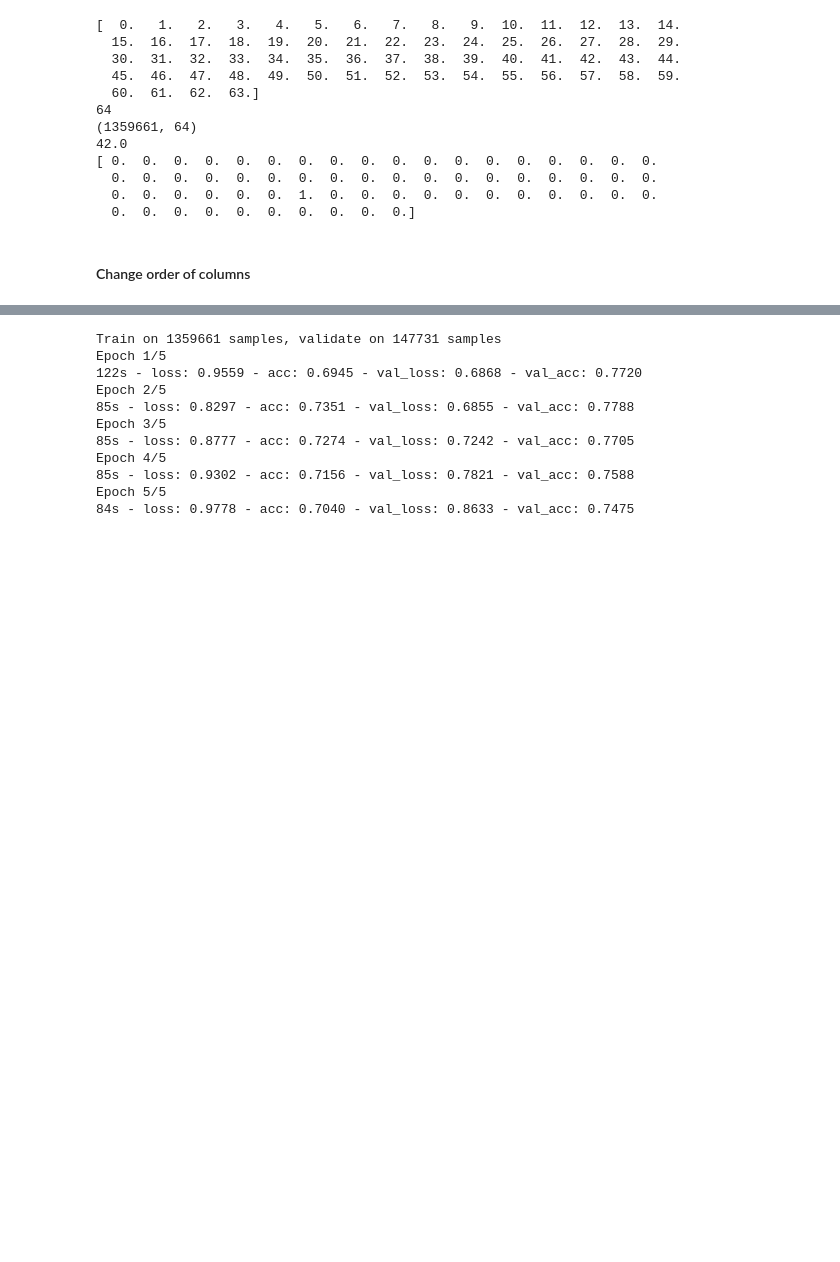
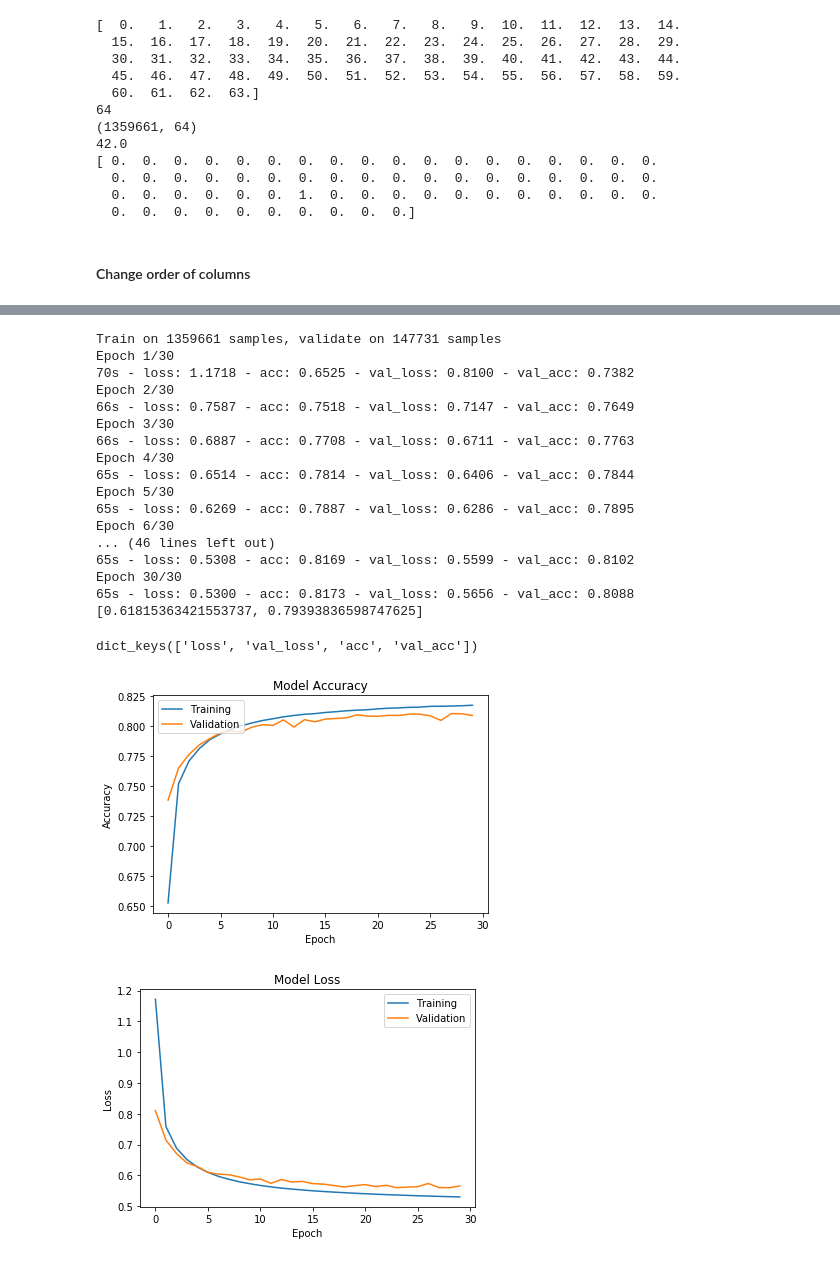
Before and after one commit to oalsing/DT2119_Project, a Jupyter notebook: CNN.py.ipynb, the cells around one changed output, grey strips where cells are left out. Cells and saved outputs as stored; diff of their text form; code cells hidden in the pictures; blank space fills up the shorter version.

```diff
--- a/CNN.py.ipynb
+++ b/CNN.py.ipynb
@@ -83,9 +83,8 @@ Shape of re-ordered training, validation and test data and corresponding labels
 model = Sequential()
 model.add(Convolution2D(32, (3, 3), padding='same',
                         input_shape=(13, 13, 3), activation='relu'))
-model.add(Convolution2D(32, (3, 3), activation='relu'))
+#model.add(Convolution2D(32, (3, 3), activation='relu'))
 model.add(MaxPooling2D(pool_size=(2, 2)))
-model.add(Dropout(0.1))
 
 #model.add(Convolution2D(64, (3, 3), padding='same', activation='relu'))
 #model.add(Convolution2D(64, (3, 3), activation='relu'))
@@ -98,25 +97,53 @@ model.add(Dropout(0.1))
 model.add(Flatten())
 model.add(Dense(28))
 model.add(Activation('relu'))
-model.add(Dropout(0.1))
 model.add(Dense(nb_classes))
 model.add(Activation('softmax'))
 
-model.compile(loss='categorical_crossentropy', optimizer="rmsprop", metrics=['accuracy'])
+model.compile(loss='categorical_crossentropy', optimizer=RMSprop(lr=0.0001, rho=0.9, epsilon=1e-08, decay=0.0), metrics=['accuracy'])
 
 #history = model.fit(X_train, Y_train, batch_size=64, epochs=250, verbose=1, validation_data=(X_test, Y_test))
-history = model.fit(X_train, Y_train, batch_size=64, epochs=5, verbose=2, validation_data=(X_val, Y_val))
-loss_and_metrics = model.evaluate(X_test, Y_test)
+history = model.fit(X_train, Y_train, batch_size=64, epochs=30, verbose=2, validation_data=(X_val, Y_val))
+loss_and_metrics = model.evaluate(X_test, Y_test, verbose=0)
 print(loss_and_metrics)
 # %% [output]
 Train on 1359661 samples, validate on 147731 samples
-Epoch 1/5
-122s - loss: 0.9559 - acc: 0.6945 - val_loss: 0.6868 - val_acc: 0.7720
-Epoch 2/5
-85s - loss: 0.8297 - acc: 0.7351 - val_loss: 0.6855 - val_acc: 0.7788
-Epoch 3/5
-85s - loss: 0.8777 - acc: 0.7274 - val_loss: 0.7242 - val_acc: 0.7705
-Epoch 4/5
-85s - loss: 0.9302 - acc: 0.7156 - val_loss: 0.7821 - val_acc: 0.7588
-Epoch 5/5
-84s - loss: 0.9778 - acc: 0.7040 - val_loss: 0.8633 - val_acc: 0.7475
+Epoch 1/30
+70s - loss: 1.1718 - acc: 0.6525 - val_loss: 0.8100 - val_acc: 0.7382
+Epoch 2/30
+66s - loss: 0.7587 - acc: 0.7518 - val_loss: 0.7147 - val_acc: 0.7649
+Epoch 3/30
+66s - loss: 0.6887 - acc: 0.7708 - val_loss: 0.6711 - val_acc: 0.7763
+Epoch 4/30
+65s - loss: 0.6514 - acc: 0.7814 - val_loss: 0.6406 - val_acc: 0.7844
+Epoch 5/30
+65s - loss: 0.6269 - acc: 0.7887 - val_loss: 0.6286 - val_acc: 0.7895
+Epoch 6/30
+... (46 lines left out)
+65s - loss: 0.5308 - acc: 0.8169 - val_loss: 0.5599 - val_acc: 0.8102
+Epoch 30/30
+65s - loss: 0.5300 - acc: 0.8173 - val_loss: 0.5656 - val_acc: 0.8088
+[0.61815363421553737, 0.79393836598747625]
+# %%
+# list all data in history
+print(history.history.keys())
+# summarize history for accuracy
+plt.plot(history.history['acc'])
+plt.plot(history.history['val_acc'])
+plt.title('Model Accuracy')
+plt.ylabel('Accuracy')
+plt.xlabel('Epoch')
+plt.legend(['Training', 'Validation'], loc='upper left')
+plt.show()
+# summarize history for loss
+plt.plot(history.history['loss'])
+plt.plot(history.history['val_loss'])
+plt.title('Model Loss')
+plt.ylabel('Loss')
+plt.xlabel('Epoch')
+plt.legend(['Training', 'Validation'], loc='upper right')
+plt.show()
+# %% [output]
+dict_keys(['loss', 'val_loss', 'acc', 'val_acc'])
+[figure, added]
+[figure, added]
```
Also changed, not shown: parts of 3 cells of this notebook.
